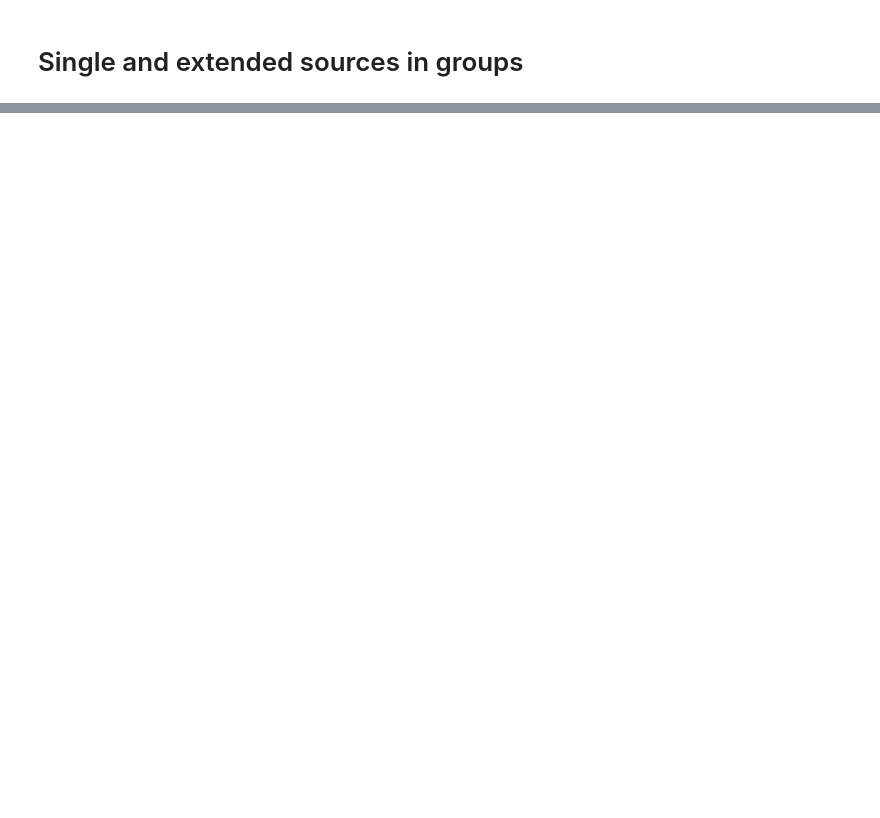
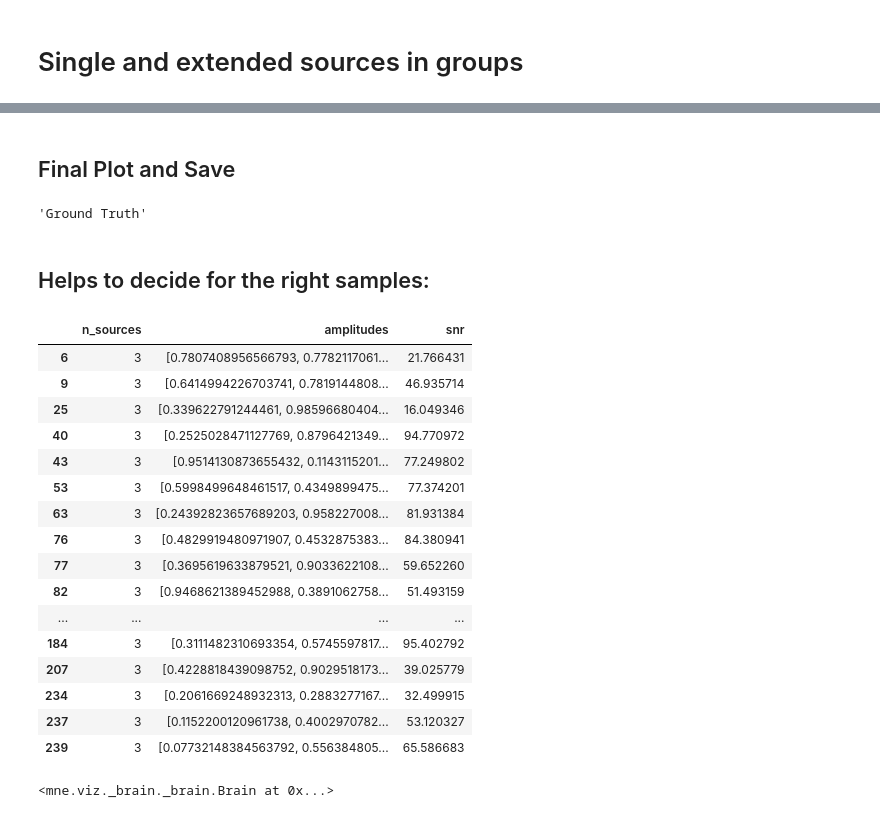
Before and after one commit to LukeTheHecker/flex_paper_analyses, a Jupyter notebook: 3_Evaluation.ipynb, the cells around one changed output, grey strips where cells are left out. Drawn from its saved outputs; the diff is of its cells as text; code cells hidden in the pictures; blank space fills up the shorter version.

```diff
--- a/3_Evaluation.ipynb
+++ b/3_Evaluation.ipynb
@@ -32,7 +32,8 @@ fwd = mne.convert_forward_solution(fwd, force_fixed=True)
 pos = pos_from_forward(fwd)
 source_model = fwd['src']
 vertices = [source_model[0]['vertno'], source_model[1]['vertno']]
-argsorted_distance_matrix = np.argsort(cdist(pos, pos), axis=1)
+distances = cdist(pos, pos)
+argsorted_distance_matrix = np.argsort(distances, axis=1)
 # %% [output]
     No patch info available. The standard source space normals will be employed in the rotation to the local surface coordinates....
     Changing to fixed-orientation forward solution with surface-based source orientations...
@@ -45,12 +46,15 @@ from invert.evaluate import evaluate_all
 n_samples = x_test.shape[0]
 results = []
 for solver_name in stc_dict.keys():
+    print(solver_name)
     for i in range(n_samples):
-        y_pred = stc_dict[solver_name][i].data[np.newaxis]
-        y_true = y_test[i].T[np.newaxis]
-        result = evaluate_all(y_true, y_pred, pos, argsorted_distance_matrix)
+        y_pred = stc_dict[solver_name][i].data
+        y_true = y_test[i].T
+        result = evaluate_all(y_true, y_pred, pos, argsorted_distance_matrix, distances)
         result["Method"] = solver_name
-        result["Time"] = proc_time[solver_name][i]
+        result["Time Make"] = proc_time_make[solver_name][i]
+        result["Time Apply"] = proc_time_apply[solver_name][i]
+
         results.append(result)
 
 fn = f"results/results_{sim_type}.pkl"
@@ -203,0 +582,52 @@ stc.plot(**pp, brain_kwargs=dict(title="True"))
+# %% [markdown]
+## Final Plot and Save
+# %%
+%matplotlib qt
+import matplotlib.pyplot as plt
+fig = plt.figure(figsize=(20,8))
+for i, (name, img) in enumerate(zip(names, imgs)):
+    plt.subplot(int(len(imgs)/6)+1,6,i+1)
+    plt.imshow(img[122:691, :])
+    plt.axis('off')
+    if i<6:
+        if "Champagne" in name:
+            plt.title("Champagne", fontsize=18)
+        else:
+            plt.title(name, fontsize=18)
+for j, colorbar in enumerate(colorbars[:6]):
+    plt.subplot(int(len(imgs)/6)+1,6,i+j+2)
+    plt.imshow(colorbar[731:761, :])
+    plt.axis('off')
+plt.tight_layout()
+fig.savefig("figures/brains.png", dpi=600)
+# %% [output]
+'Ground Truth'
+# %% [markdown]
+## Helps to decide for the right samples:
+# %%
+sim_info[sim_info.n_sources==3].head(25)
+# %% [output]
+|  | n_sources | amplitudes | snr |
+| 6 | 3 | [0.7807408956566793, 0.7782117061... | 21.766431 |
+| 9 | 3 | [0.6414994226703741, 0.7819144808... | 46.935714 |
+| 25 | 3 | [0.339622791244461, 0.98596680404... | 16.049346 |
+| 40 | 3 | [0.2525028471127769, 0.8796421349... | 94.770972 |
+| 43 | 3 | [0.9514130873655432, 0.1143115201... | 77.249802 |
+| 53 | 3 | [0.5998499648461517, 0.4349899475... | 77.374201 |
+| 63 | 3 | [0.24392823657689203, 0.958227008... | 81.931384 |
+| 76 | 3 | [0.4829919480971907, 0.4532875383... | 84.380941 |
+| 77 | 3 | [0.3695619633879521, 0.9033622108... | 59.652260 |
+| 82 | 3 | [0.9468621389452988, 0.3891062758... | 51.493159 |
+| ... | ... | ... | ... |
+| 184 | 3 | [0.3111482310693354, 0.5745597817... | 95.402792 |
+| 207 | 3 | [0.4228818439098752, 0.9029518173... | 39.025779 |
+| 234 | 3 | [0.2061669248932313, 0.2883277167... | 32.499915 |
+| 237 | 3 | [0.1152200120961738, 0.4002970782... | 53.120327 |
+| 239 | 3 | [0.07732148384563792, 0.556384805... | 65.586683 |
+# %%
+clim=dict(kind="percent", pos_lims=(0, 0, 100))
+pp["clim"] = clim
+# for i in range(510, 520):
+stc_dict["FLEX-MUSIC"][514].plot(**pp)
+# %% [output]
+<mne.viz._brain._brain.Brain at 0x...>
```
Also changed, not shown: parts of 14 cells of this notebook, 4 other files.
